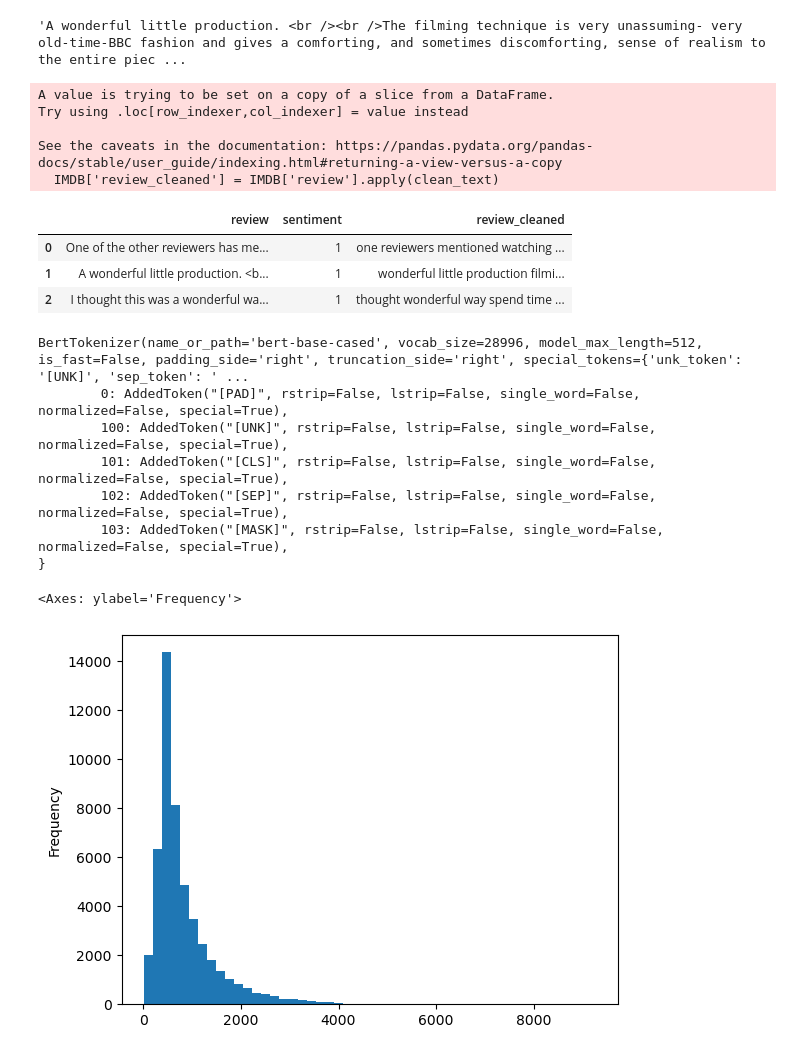
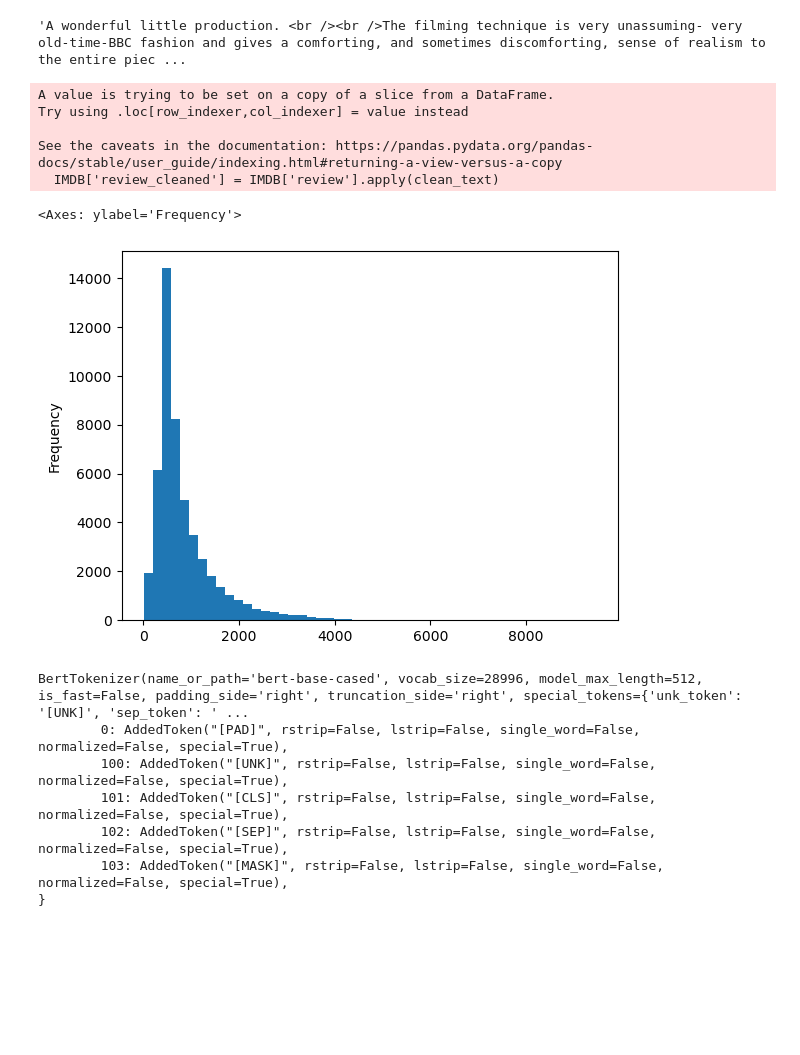
Before and after one commit to TriFullKim/DeepLearning-SentimentAnalysis, a Jupyter notebook: notebooks/0001-preprocessing.ipynb, the cells around one changed output. Saved outputs shown, nothing was run; the diff lists cells and outputs as text; code cells hidden in the pictures; blank space fills up the shorter version.

```diff
--- a/notebooks/0001-preprocessing.ipynb
+++ b/notebooks/0001-preprocessing.ipynb
@@ -95,43 +91,41 @@ IMDB["review"][1]
 # %%
 # NOTE: 텍스트 데이터 전처리
 # 모델의 input을 효율적으로하고 정확한 성능을 내기 위해서 텍스트데이터를 일관된 형식으로 변환하는 과정이 필요함.
 # 1. 텍스트 정규화 -> "특수문자", "대/소문자", "두 칸 이상의 공백" 제거
 # 2. 자연어 처리에서 큰 의미를 가지지 않는다고 알려져 있는 불용어(stopword) 제거
 from nltk.corpus import stopwords
 stop_words = set(stopwords.words('english'))
 
 import re
 def clean_text(text):
     text = text.lower() # 소문자화
     text = re.sub(r"<.*?>", "", text) # HTML태그 제거
-    text = re.sub(r"[^a-z\s!?']", "", text) # 특수 문자 및 숫자 제거
+    text = re.sub(r"[^.a-z\s!?']", "", text) # 특수 문자 및 숫자 제거
     text = " ".join(word for word in text.split() if word not in stop_words) # 불용어 제거
+    text = re.sub(r'([!?\'"])\1+', r'\1', text) # !?'이 2개 이상이면 한 개로 만들어줌.
     text = re.sub(r'\s+', ' ', text).strip() # 불필요한 공백 제거
     return text
 IMDB['review_cleaned'] = IMDB['review'].apply(clean_text)
-IMDB.head(3)
+pd.Series([len(review) for review in IMDB["review_cleaned"].to_list()]).plot.hist(bins=50)
 # %% [output]
 A value is trying to be set on a copy of a slice from a DataFrame.
 Try using .loc[row_indexer,col_indexer] = value instead
 
 See the caveats in the documentation: https://pandas.pydata.org/pandas-docs/stable/user_guide/indexing.html#returning-a-view-versus-a-copy
   IMDB['review_cleaned'] = IMDB['review'].apply(clean_text)
-|  | review | sentiment | review_cleaned |
-| 0 | One of the other reviewers has me... | 1 | one reviewers mentioned watching ... |
-| 1 | A wonderful little production. <b... | 1 | wonderful little production filmi... |
-| 2 | I thought this was a wonderful wa... | 1 | thought wonderful way spend time ... |
+<Axes: ylabel='Frequency'>
+[figure, added]
 # %%
 # Load Module,Date for Tokenize&Embedding
 # https://bo-10000.tistory.com/132
 # https://huggingface.co/docs/tokenizers/api/tokenizer
 from modules.util import save_pkl
 from transformers import BertTokenizer
+# BertTokenizer는 WordPiece로 토큰화 후에 임베딩함.(Subword-based tokenizer)
+# REF: https://huggingface.co/docs/transformers/en/tokenizer_summary
 
 tokenizer = BertTokenizer.from_pretrained("bert-base-cased")
-print(tokenizer)
-
-cleaned_reviews = IMDB["review_cleaned"].to_list()
-pd.Series([len(review) for review in cleaned_reviews]).plot.hist(bins=50)
+tokenizer
 # %% [output]
 BertTokenizer(name_or_path='bert-base-cased', vocab_size=28996, model_max_length=512, is_fast=False, padding_side='right', truncation_side='right', special_tokens={'unk_token': '[UNK]', 'sep_token': ' ...
         0: AddedToken("[PAD]", rstrip=False, lstrip=False, single_word=False, normalized=False, special=True),
@@ -140,5 +134,3 @@ BertTokenizer(name_or_path='bert-base-cased', vocab_size=28996, model_max_length
         102: AddedToken("[SEP]", rstrip=False, lstrip=False, single_word=False, normalized=False, special=True),
         103: AddedToken("[MASK]", rstrip=False, lstrip=False, single_word=False, normalized=False, special=True),
 }
-<Axes: ylabel='Frequency'>
-[figure, removed]
```
Also changed, not shown: parts of 18 cells of this notebook, 2 other files.
